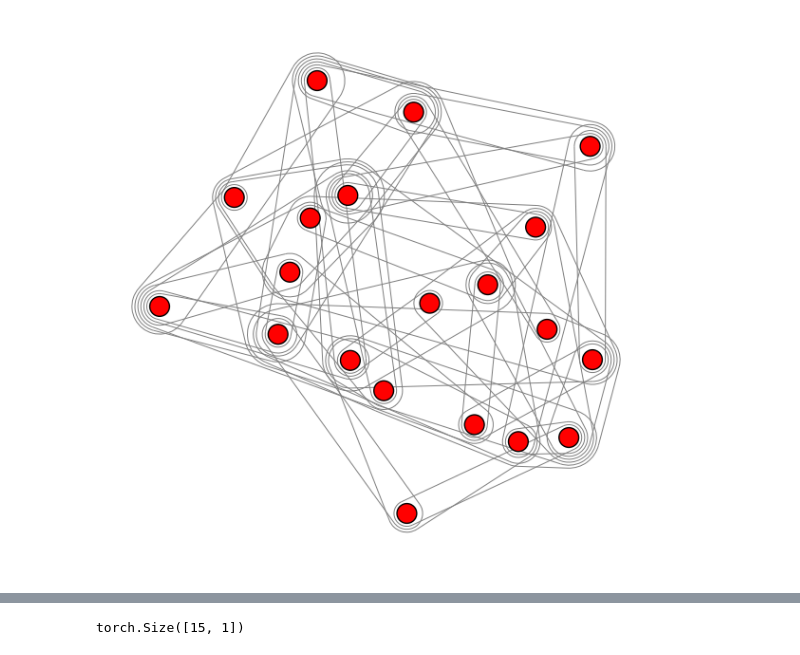
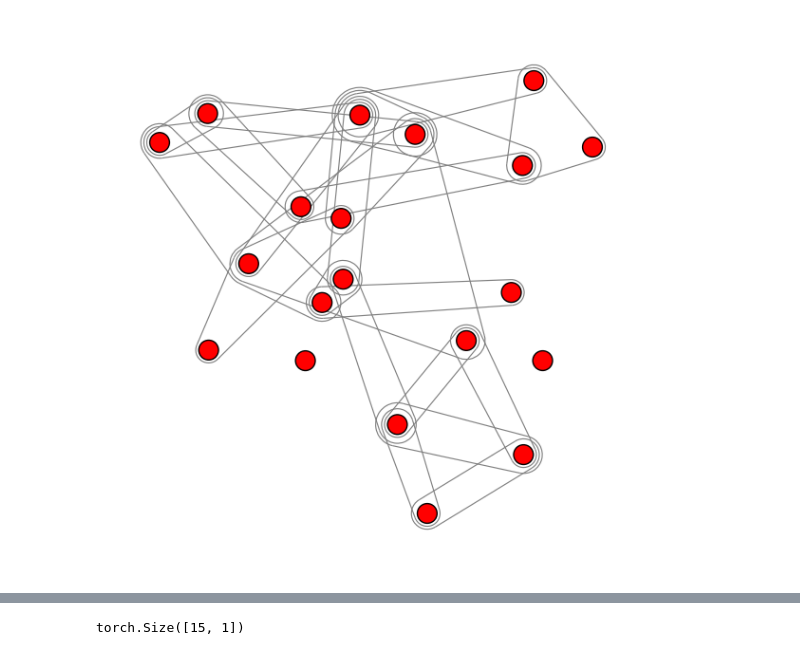
Before and after one commit to HungryAmoeba/hypergraph_scattering, a Jupyter notebook: notebooks/visualize_data.ipynb, the cells around one changed output, grey strips where cells are left out. Saved outputs shown, nothing was run; the diff lists cells and outputs as text; code cells hidden in the pictures.

```diff
--- a/notebooks/visualize_data.ipynb
+++ b/notebooks/visualize_data.ipynb
@@ -22,11 +22,11 @@ from tqdm import trange
 import matplotlib.pyplot as plt
 # %%
 num_v = 20
-num_e = 40
+num_e = 22
 hg = dhg.random.hypergraph_Gnm(num_v, num_e, method = 'low_order_first')
 hg.draw()
 # %% [output]
-[figure, old version]
+[figure, new version]
 # %%
 # visualize converting an ER graph into a hypergraph with the desired features
 import torch
```
Also changed, not shown: parts of 10 cells of this notebook.
